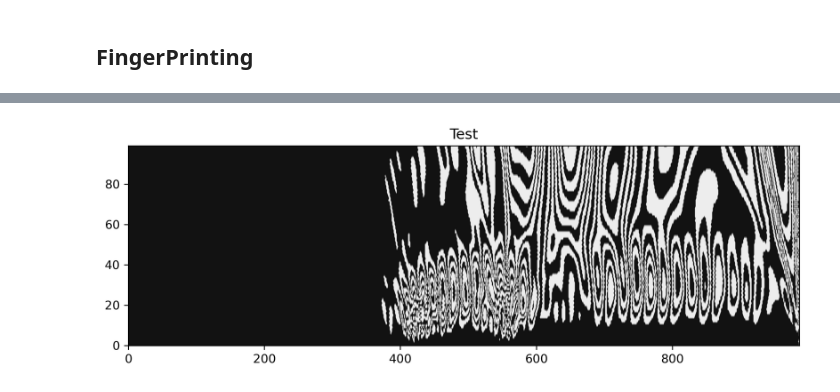
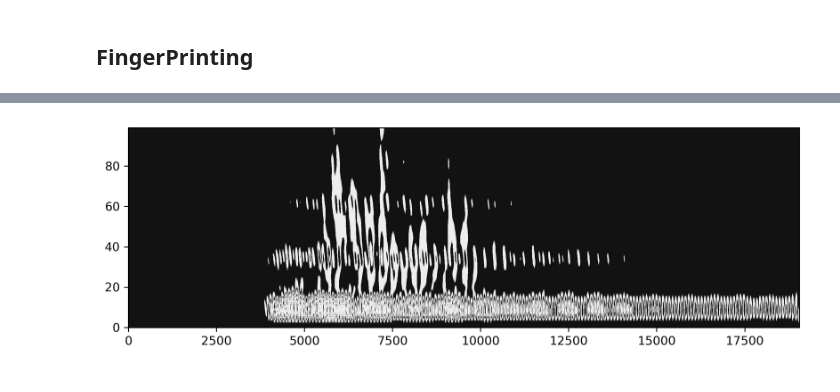
Before and after one commit to danchendrickson/3D_EFIT, a Jupyter notebook: MakeFingerPrintsFromPickles.ipynb, the cells around one changed output, grey strips where cells are left out. Cells and saved outputs as stored; diff of their text form; code cells hidden in the pictures.

```diff
--- a/MakeFingerPrintsFromPickles.ipynb
+++ b/MakeFingerPrintsFromPickles.ipynb
@@ -146,4 +166,4 @@ for i in range(len(fileNames)):
 # %%
-fileIndex = 1
+fileIndex = 9
 # %%
 Data = getPreStrippedData(fileNames[fileIndex])
@@ -172,4 +202,4 @@ plt.show()
 # %%
-row = 14
+row = 20
 # %%
 for i in range(Data.shape[0]):
@@ -193,8 +223,14 @@ for i in range(Data.shape[0]):
 43 nan
 44 nan
 # %%
-CS = 12
-CE = 17
+CS = 11
+CE = 18
 
-CS=18
-CE=26
+CS=17
+CE=27
+
+#CS=8
+#CE=36
+
+#CS = 1000
+#CE = 5000
@@ -215,3 +290,5 @@ import CoreFunctions as cf
 Wvlt = 'db3'
 NumScales=100
 start = 0
+end = 14000
+ss = 1
@@ -239,11 +305,11 @@ plt.show()
 # %%
-TPD = cf.getThumbprint2(cf.Smoothing(Data[CS,row,start:]-Data[CE,row,start:],3), wvt=Wvlt, ns=NumScales,
-                        scalespace = 1, numslices=10, slicethickness=0.12,
+TPD = cf.getThumbprint2(cf.Smoothing(Data[CS,row,start:]-Data[CE,row,start:],3), wvt=Wvlt, ns=100,
+                        scalespace = 15, numslices=6, slicethickness=0.12,
                         valleysorpeaks='both', normconstant=1, plot=True)
 fig = plt.figure(figsize=(10,3), dpi=300)
 
-plt.contourf(TP1.T, cmap='gist_gray')
-plt.title('Test')
+plt.contourf(TPD.T, cmap='gist_gray')
+#plt.title('Test')
 plt.show()
 # %% [output]
-[figure, old version]
+[figure, new version]
```
Also changed, not shown: parts of 41 cells of this notebook, 12 other files.
